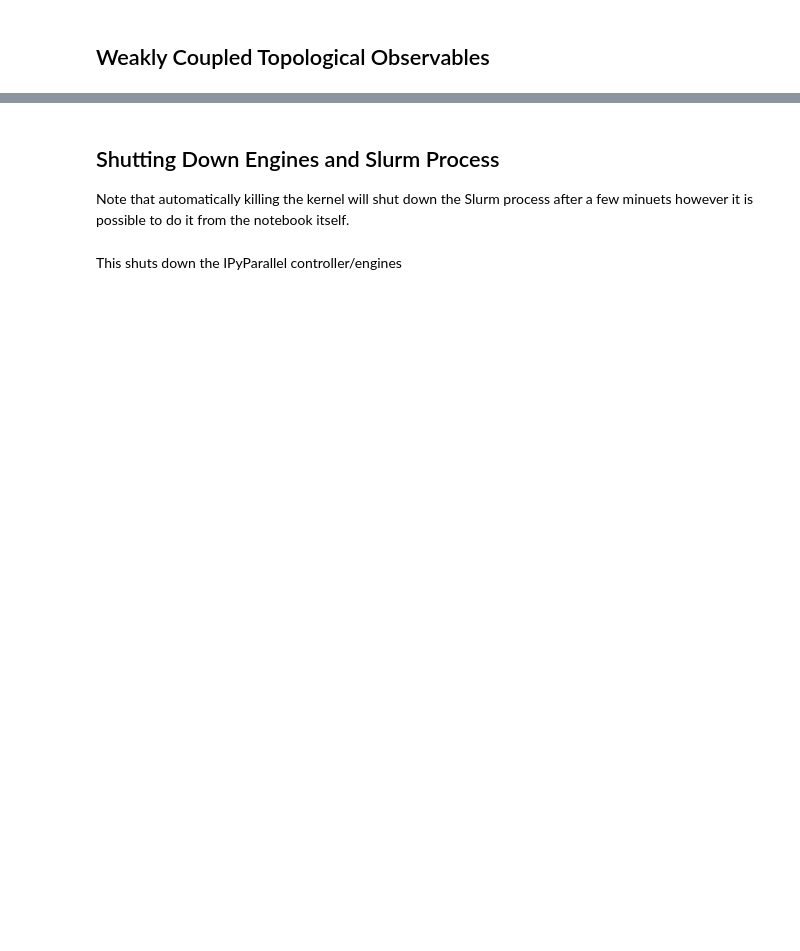
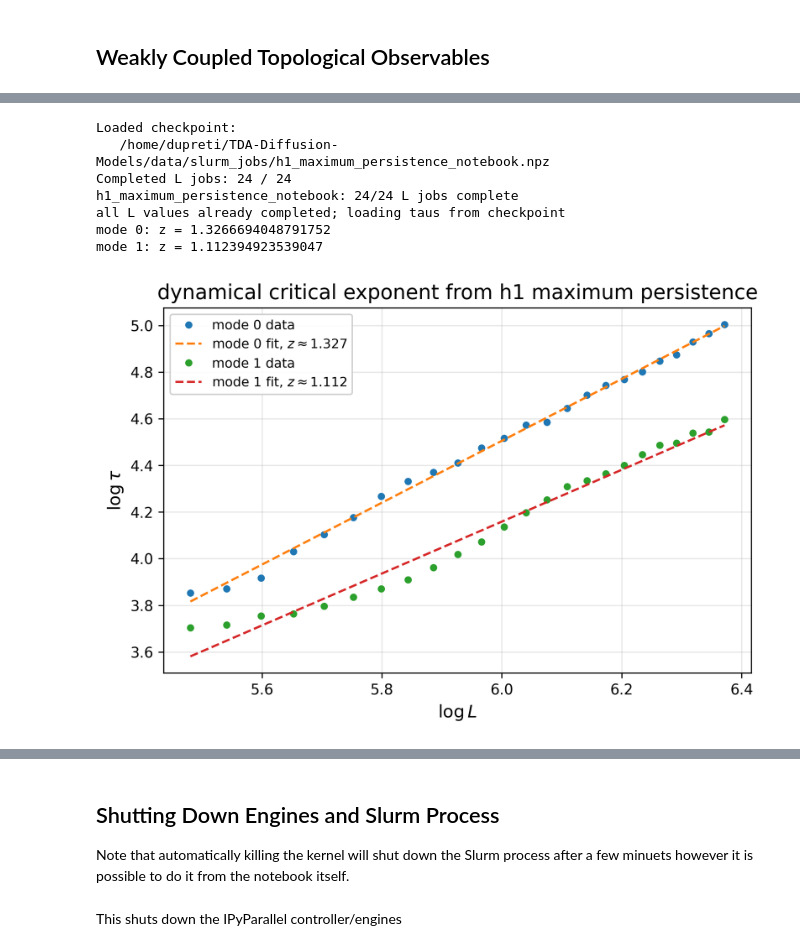
Before and after one commit to kaufmann-group/tda-diffusion-models, a Jupyter notebook: notebooks/Dynamical Critical Exponent from TDA.ipynb, the cells around one changed output, grey strips where cells are left out. Saved outputs shown, nothing was run; the diff lists cells and outputs as text; code cells hidden in the pictures; blank space fills up the shorter version.

```diff
--- a/notebooks/Dynamical Critical Exponent from TDA.ipynb
+++ b/notebooks/Dynamical Critical Exponent from TDA.ipynb
@@ -621,0 +656,16 @@ process_name = ""
+# %%
+observable_name = "h1_max_persistence_from_points"
+process_name = "h1 maximum persistence"
+
+L_values, taus = engine_loop(process_name=process_name, observable_name=observable_name)
+
+plot(L_values, taus, process_name)
+# %% [output]
+Loaded checkpoint:
+   /home/dupreti/TDA-Diffusion-Models/data/slurm_jobs/h1_maximum_persistence_notebook.npz
+Completed L jobs: 24 / 24
+h1_maximum_persistence_notebook: 24/24 L jobs complete
+all L values already completed; loading taus from checkpoint
+mode 0: z = 1.3266694048791752
+mode 1: z = 1.112394923539047
+[figure, added]
```
Also changed, not shown: parts of 55 cells of this notebook, 40 other files.
